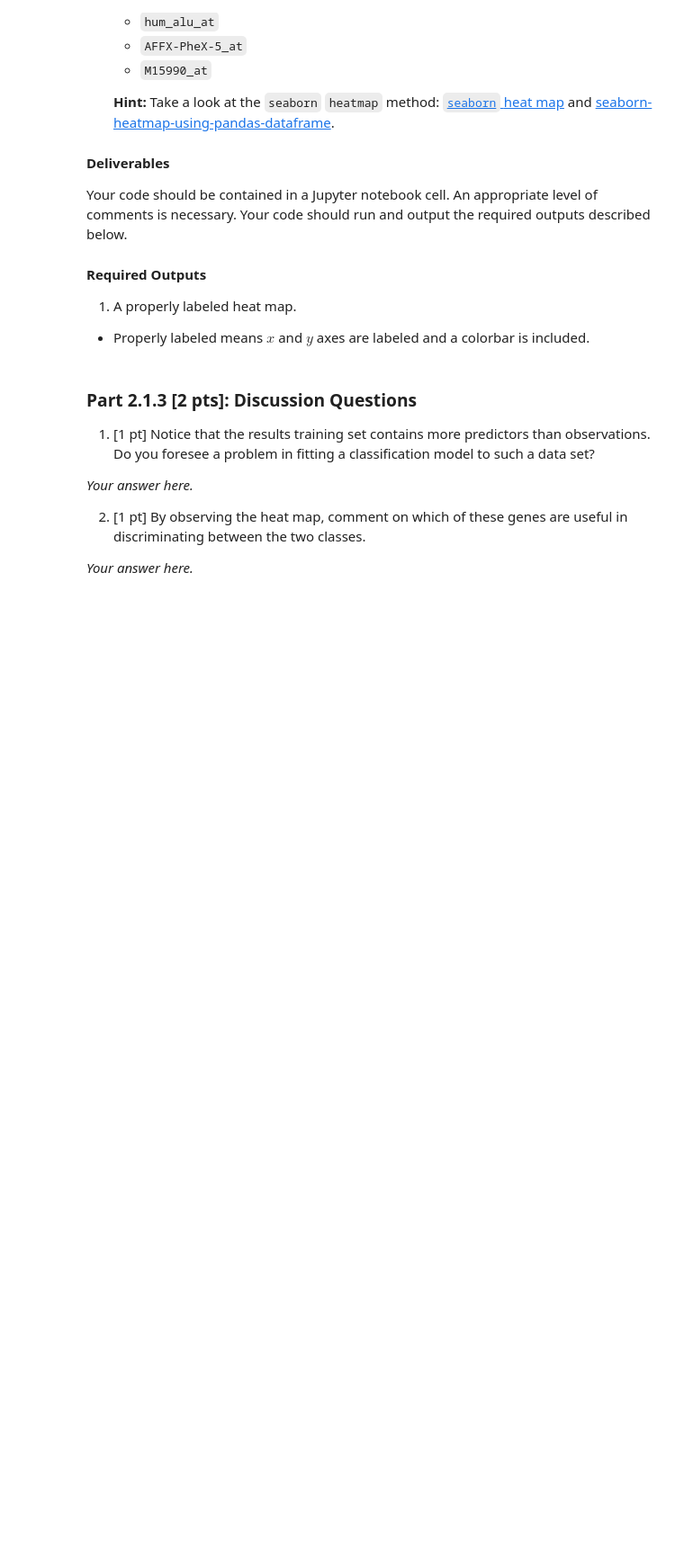
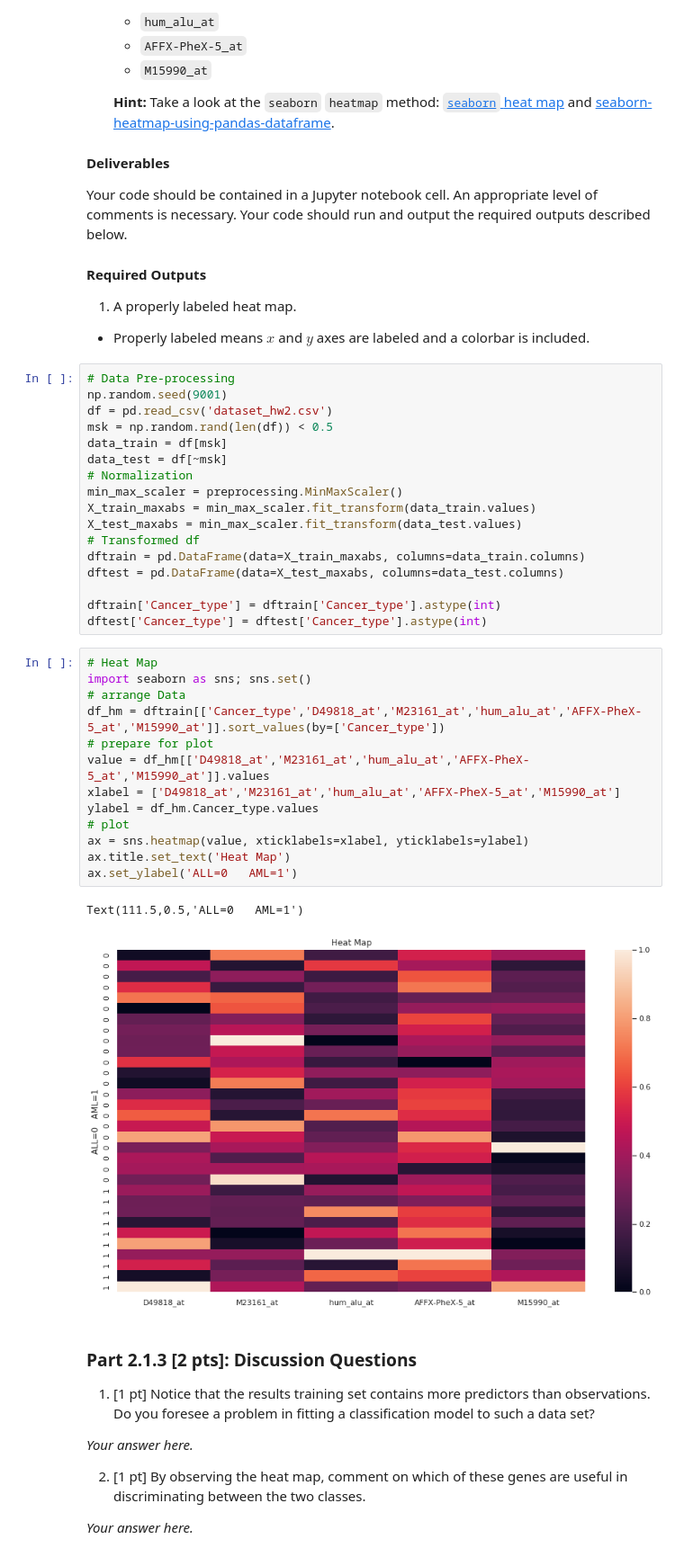
Before and after one commit to zhangxy328/2019Summer, a Jupyter notebook: Miles/HW2/hw2-working_on.ipynb, the cells around one changed output. Shown at 90% size. Drawn from its saved outputs; the diff is of its cells as text; blank space fills up the shorter version.

```diff
--- a/Miles/HW2/hw2-working_on.ipynb
+++ b/Miles/HW2/hw2-working_on.ipynb
@@ -391,6 +391,39 @@ Your code should be contained in a Jupyter notebook cell. An appropriate level o
 #### Required Outputs
 1. A properly labeled heat map.
   * Properly labeled means $x$ and $y$ axes are labeled and a colorbar is included.
+# %%
+# Data Pre-processing
+np.random.seed(9001)
+df = pd.read_csv('dataset_hw2.csv')
+msk = np.random.rand(len(df)) < 0.5
+data_train = df[msk]
+data_test = df[~msk]
+# Normalization
+min_max_scaler = preprocessing.MinMaxScaler()
+X_train_maxabs = min_max_scaler.fit_transform(data_train.values)
+X_test_maxabs = min_max_scaler.fit_transform(data_test.values)
+# Transformed df
+dftrain = pd.DataFrame(data=X_train_maxabs, columns=data_train.columns)
+dftest = pd.DataFrame(data=X_test_maxabs, columns=data_test.columns)
+
+dftrain['Cancer_type'] = dftrain['Cancer_type'].astype(int)
+dftest['Cancer_type'] = dftest['Cancer_type'].astype(int)
+# %%
+# Heat Map
+import seaborn as sns; sns.set()
+# arrange Data
+df_hm = dftrain[['Cancer_type','D49818_at','M23161_at','hum_alu_at','AFFX-PheX-5_at','M15990_at']].sort_values(by=['Cancer_type'])
+# prepare for plot
+value = df_hm[['D49818_at','M23161_at','hum_alu_at','AFFX-PheX-5_at','M15990_at']].values
+xlabel = ['D49818_at','M23161_at','hum_alu_at','AFFX-PheX-5_at','M15990_at']
+ylabel = df_hm.Cancer_type.values
+# plot
+ax = sns.heatmap(value, xticklabels=xlabel, yticklabels=ylabel)
+ax.title.set_text('Heat Map')
+ax.set_ylabel('ALL=0   AML=1')
+# %% [output]
+Text(111.5,0.5,'ALL=0   AML=1')
+[figure, added]
 # %% [markdown]
 ### Part 2.1.3 [2 pts]:  Discussion Questions
 
```
Also changed, not shown: parts of 12 cells of this notebook.
